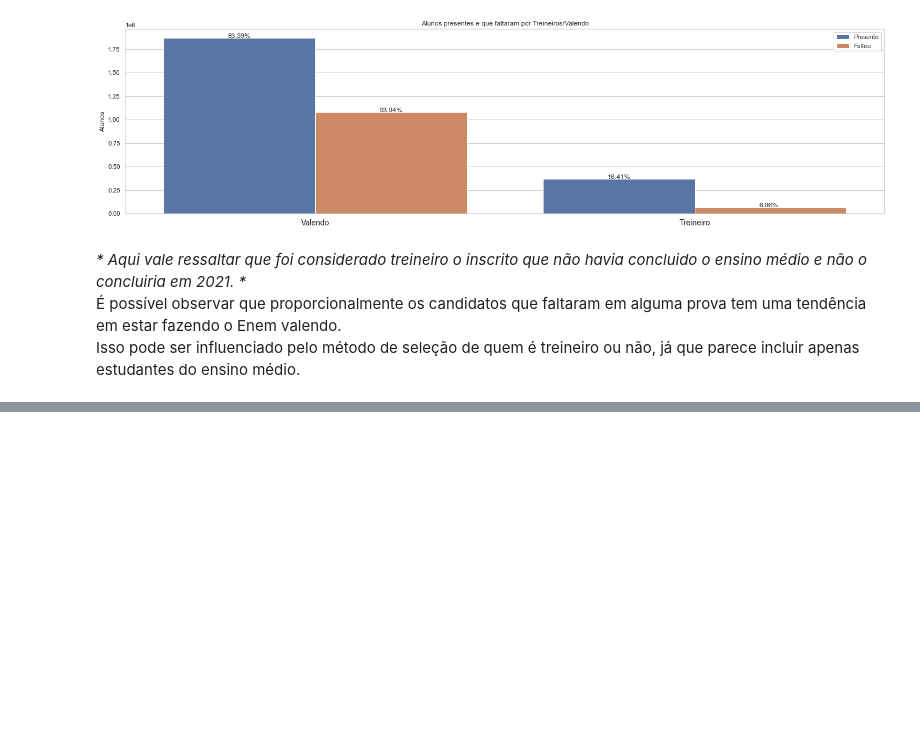
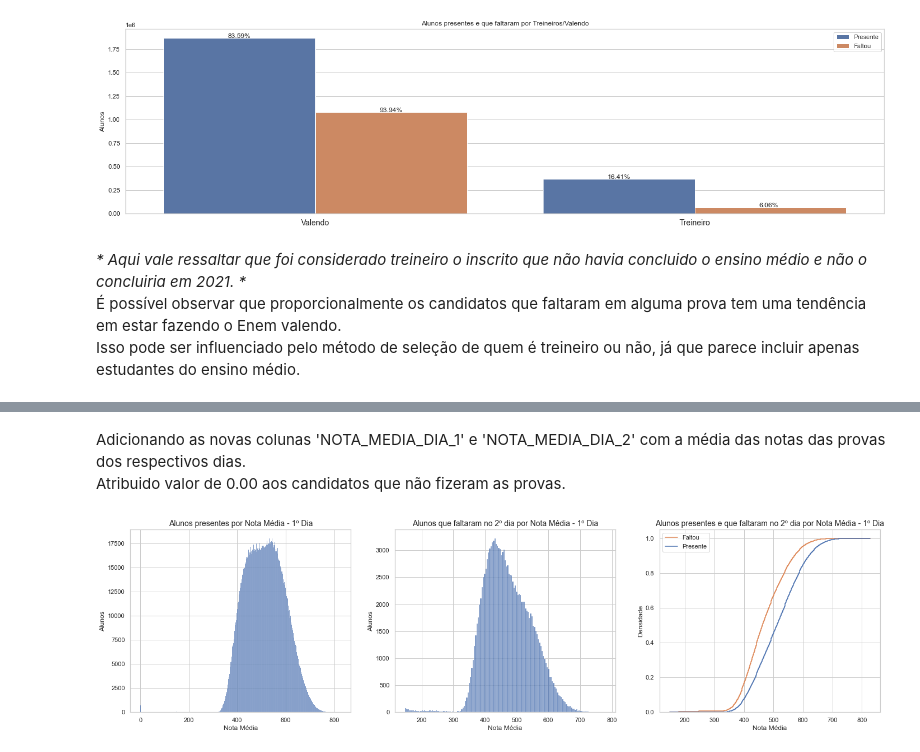
Before and after one commit to guinb/treinamento-semantix, a Jupyter notebook: Projeto ENEM - Candidatos que faltaram na prova.ipynb, the cells around one changed output, grey strips where cells are left out. Saved outputs shown, nothing was run; the diff lists cells and outputs as text; code cells hidden in the pictures; blank space fills up the shorter version.

```diff
--- a/Projeto ENEM - Candidatos que faltaram na prova.ipynb
+++ b/Projeto ENEM - Candidatos que faltaram na prova.ipynb
@@ -323,0 +331,8 @@ dados["SG_UF_PROVA"].unique().index
+# %%
+dados['NOTA_MEDIA_DIA_1'] = dados[['NU_NOTA_CH', 'NU_NOTA_LC']].mean(axis=1)
+dados['NOTA_MEDIA_DIA_1'] = dados['NOTA_MEDIA_DIA_1'].fillna(0)
+dados['NOTA_MEDIA_DIA_2'] = dados[['NU_NOTA_CN', 'NU_NOTA_MT']].mean(axis=1)
+dados['NOTA_MEDIA_DIA_2'] = dados['NOTA_MEDIA_DIA_2'].fillna(0)
+
+dados[['BOL_FALTA','NU_NOTA_CN','NU_NOTA_CH','NU_NOTA_LC','NU_NOTA_MT',
+       'NU_NOTA_REDACAO','NOTA_MEDIA_DIA_1','NOTA_MEDIA_DIA_2']].head()
@@ -323,0 +346,26 @@ dados["SG_UF_PROVA"].unique().index
+# %% [markdown]
+Adicionando as novas colunas 'NOTA_MEDIA_DIA_1' e 'NOTA_MEDIA_DIA_2' com a média das notas das provas dos respectivos dias.
+<br>Atribuido valor de 0.00 aos candidatos que não fizeram as provas.
+# %%
+fig, (ax0, ax1, ax2) = plt.subplots(1, 3, sharey=False, figsize=(24,6))
+
+sns.histplot(data=dados.query('BOL_FALTA == False'), x='NOTA_MEDIA_DIA_1', ax=ax0)
+ax0.set_title('Alunos presentes por Nota Média - 1º Dia', fontsize=14)
+ax0.set_xlabel('Nota Média')
+ax0.set_ylabel('Alunos')
+
+sns.histplot(data=dados.query('BOL_FALTA == True & NOTA_MEDIA_DIA_1 > 0.0'), x='NOTA_MEDIA_DIA_1', ax=ax1)
+ax1.set_title('Alunos que faltaram no 2º dia por Nota Média - 1º Dia', fontsize=14)
+ax1.set_xlabel('Nota Média')
+ax1.set_ylabel('Alunos')
+
+sns.histplot(data=dados.query('NOTA_MEDIA_DIA_1 > 0.0'), x="NOTA_MEDIA_DIA_1", hue="BOL_FALTA",
+             element="step", fill=False, cumulative=True, stat="density", common_norm=False, ax=ax2)
+ax2.set_title('Alunos presentes e que faltaram no 2º dia por Nota Média - 1º Dia', fontsize=14)
+ax2.set_xlabel('Nota Média')
+ax2.set_ylabel('Densidade acumulada')
+
+plt.legend(title='', loc='upper left', labels=['Faltou','Presente'])
+plt.show()
+# %% [output]
+[figure, added]
```
Also changed, not shown: parts of 16 cells of this notebook.
